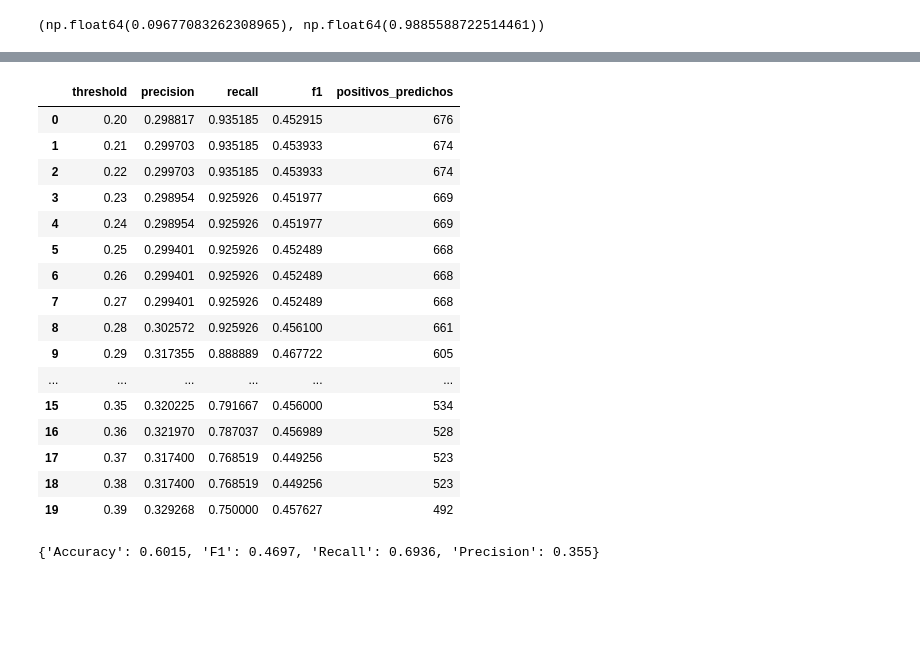
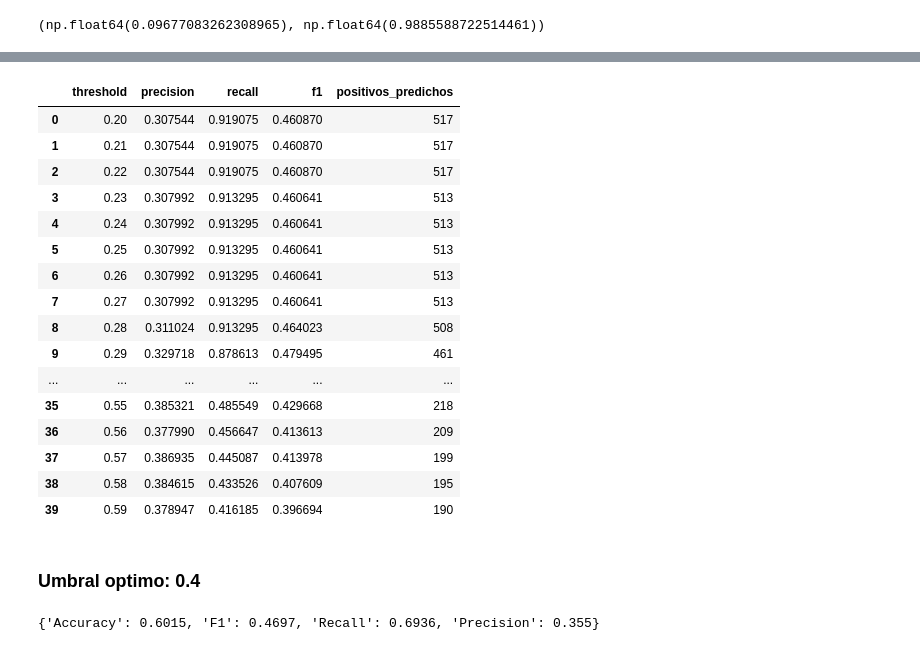
Before and after one commit to GuilleLondero/churn_insight_hackathon, a Jupyter notebook: data_science/notebooks/optimizacion_modelos.ipynb, the cells around one changed output, grey strips where cells are left out. Saved outputs shown, nothing was run; the diff lists cells and outputs as text; code cells hidden in the pictures; blank space fills up the shorter version.

```diff
--- a/data_science/notebooks/optimizacion_modelos.ipynb
+++ b/data_science/notebooks/optimizacion_modelos.ipynb
@@ -486,7 +487,7 @@ plt.show()
 # %% [markdown]
 ## Eligiendo el umbral
 # %%
-y_proba = best_lr.predict_proba(X_test_normalize)[:, 1]
+y_proba = best_lr.predict_proba(X_val_normalize)[:, 1]
 # %%
 y_proba.min(), y_proba.max()
 # %% [output]
@@ -501,9 +502,9 @@ for t in thresholds:
 
     rows.append({
         "threshold": t,
-        "precision": precision_score(y_test, y_pred, zero_division=0),
-        "recall": recall_score(y_test, y_pred),
-        "f1": f1_score(y_test, y_pred),
+        "precision": precision_score(y_val, y_pred, zero_division=0),
+        "recall": recall_score(y_val, y_pred),
+        "f1": f1_score(y_val, y_pred),
         "positivos_predichos": y_pred.sum()
     })
 
@@ -546,7 +547,7 @@ CalibratedClassifierCV(cv=5,
                                                     random_state=82,
                                                     solver='liblinear'))
 # %%
-y_proba_cal = lr_calibrado.predict_proba(X_test)[:, 1]
+y_proba_cal = lr_calibrado.predict_proba(X_val)[:, 1]
 # %%
 y_proba_cal.min(), y_proba_cal.max()
 # %% [output]
@@ -561,9 +562,9 @@ for t in thresholds:
 
     rows.append({
         "threshold": t,
-        "precision": precision_score(y_test, y_pred, zero_division=0),
-        "recall": recall_score(y_test, y_pred),
-        "f1": f1_score(y_test, y_pred),
+        "precision": precision_score(y_val, y_pred, zero_division=0),
+        "recall": recall_score(y_val, y_pred),
+        "f1": f1_score(y_val, y_pred),
         "positivos_predichos": y_pred.sum()
     })
 
@@ -590,39 +591,41 @@ df_thresholds
 # %%
-thresholds = np.arange(0.2, 0.4, 0.01)
+thresholds = np.arange(0.2, 0.6, 0.01)
 
 rows = []
 
 for t in thresholds:
     y_pred = (y_proba_cal >= t).astype(int)
 
     rows.append({
         "threshold": t,
-        "precision": precision_score(y_test, y_pred, zero_division=0),
-        "recall": recall_score(y_test, y_pred),
-        "f1": f1_score(y_test, y_pred),
+        "precision": precision_score(y_val, y_pred, zero_division=0),
+        "recall": recall_score(y_val, y_pred),
+        "f1": f1_score(y_val, y_pred),
         "positivos_predichos": y_pred.sum()
     })
 
 df_thresholds = pd.DataFrame(rows)
 df_thresholds
 # %% [output]
 |  | threshold | precision | recall | f1 | positivos_predichos |
-| 0 | 0.20 | 0.298817 | 0.935185 | 0.452915 | 676 |
-| 1 | 0.21 | 0.299703 | 0.935185 | 0.453933 | 674 |
-| 2 | 0.22 | 0.299703 | 0.935185 | 0.453933 | 674 |
-| 3 | 0.23 | 0.298954 | 0.925926 | 0.451977 | 669 |
-| 4 | 0.24 | 0.298954 | 0.925926 | 0.451977 | 669 |
-| 5 | 0.25 | 0.299401 | 0.925926 | 0.452489 | 668 |
-| 6 | 0.26 | 0.299401 | 0.925926 | 0.452489 | 668 |
-| 7 | 0.27 | 0.299401 | 0.925926 | 0.452489 | 668 |
-| 8 | 0.28 | 0.302572 | 0.925926 | 0.456100 | 661 |
-| 9 | 0.29 | 0.317355 | 0.888889 | 0.467722 | 605 |
+| 0 | 0.20 | 0.307544 | 0.919075 | 0.460870 | 517 |
+| 1 | 0.21 | 0.307544 | 0.919075 | 0.460870 | 517 |
+| 2 | 0.22 | 0.307544 | 0.919075 | 0.460870 | 517 |
+| 3 | 0.23 | 0.307992 | 0.913295 | 0.460641 | 513 |
+| 4 | 0.24 | 0.307992 | 0.913295 | 0.460641 | 513 |
+| 5 | 0.25 | 0.307992 | 0.913295 | 0.460641 | 513 |
+| 6 | 0.26 | 0.307992 | 0.913295 | 0.460641 | 513 |
+| 7 | 0.27 | 0.307992 | 0.913295 | 0.460641 | 513 |
+| 8 | 0.28 | 0.311024 | 0.913295 | 0.464023 | 508 |
+| 9 | 0.29 | 0.329718 | 0.878613 | 0.479495 | 461 |
 | ... | ... | ... | ... | ... | ... |
-| 15 | 0.35 | 0.320225 | 0.791667 | 0.456000 | 534 |
-| 16 | 0.36 | 0.321970 | 0.787037 | 0.456989 | 528 |
-| 17 | 0.37 | 0.317400 | 0.768519 | 0.449256 | 523 |
-| 18 | 0.38 | 0.317400 | 0.768519 | 0.449256 | 523 |
-| 19 | 0.39 | 0.329268 | 0.750000 | 0.457627 | 492 |
+| 35 | 0.55 | 0.385321 | 0.485549 | 0.429668 | 218 |
+| 36 | 0.56 | 0.377990 | 0.456647 | 0.413613 | 209 |
+| 37 | 0.57 | 0.386935 | 0.445087 | 0.413978 | 199 |
+| 38 | 0.58 | 0.384615 | 0.433526 | 0.407609 | 195 |
+| 39 | 0.59 | 0.378947 | 0.416185 | 0.396694 | 190 |
+# %% [markdown]
+### **Umbral optimo**: 0.4
 # %%
 y_pred = lr_calibrado.predict(X_val_normalize)
 print(calcularMetricas(y_val, y_pred))
```
Also changed, not shown: parts of 32 cells of this notebook.
